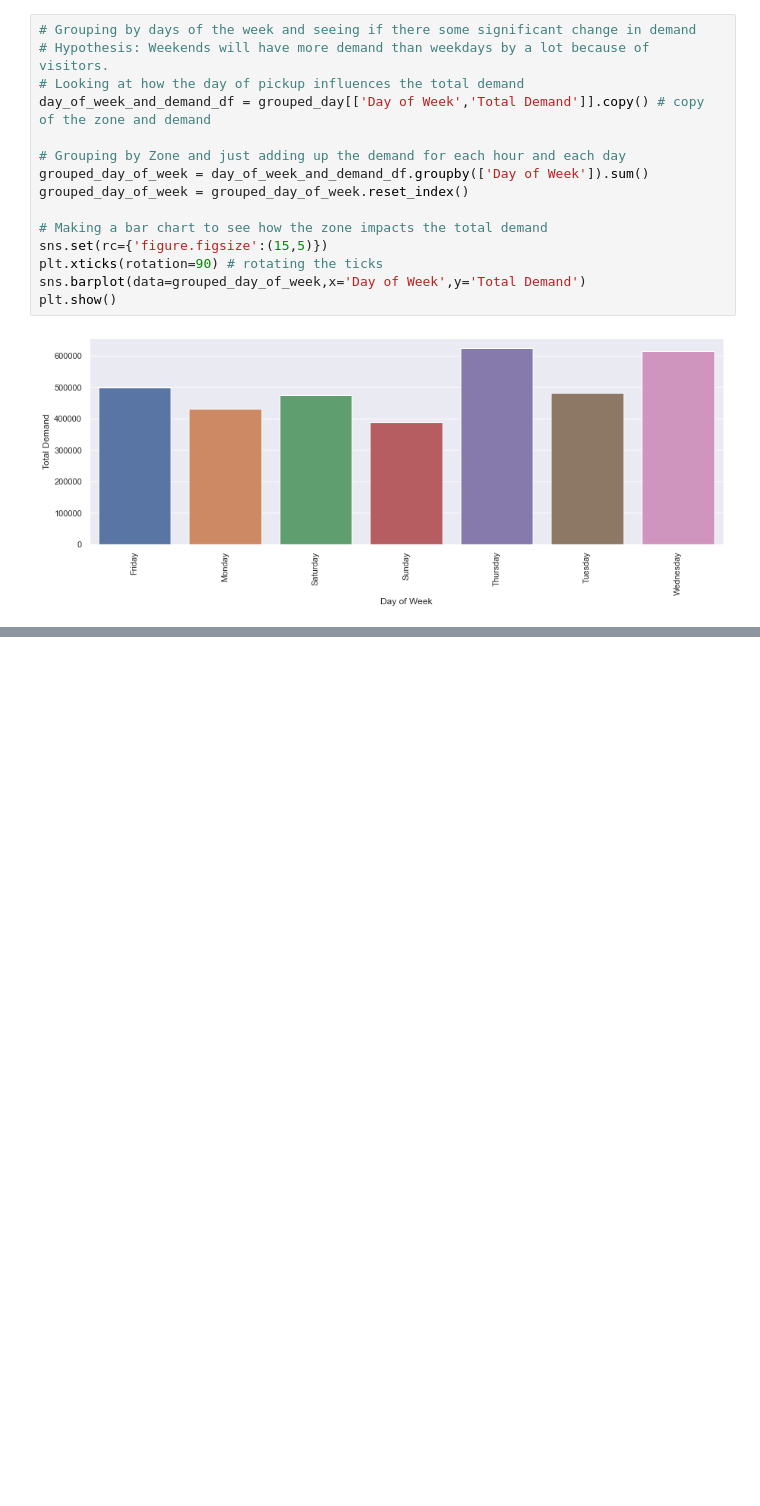
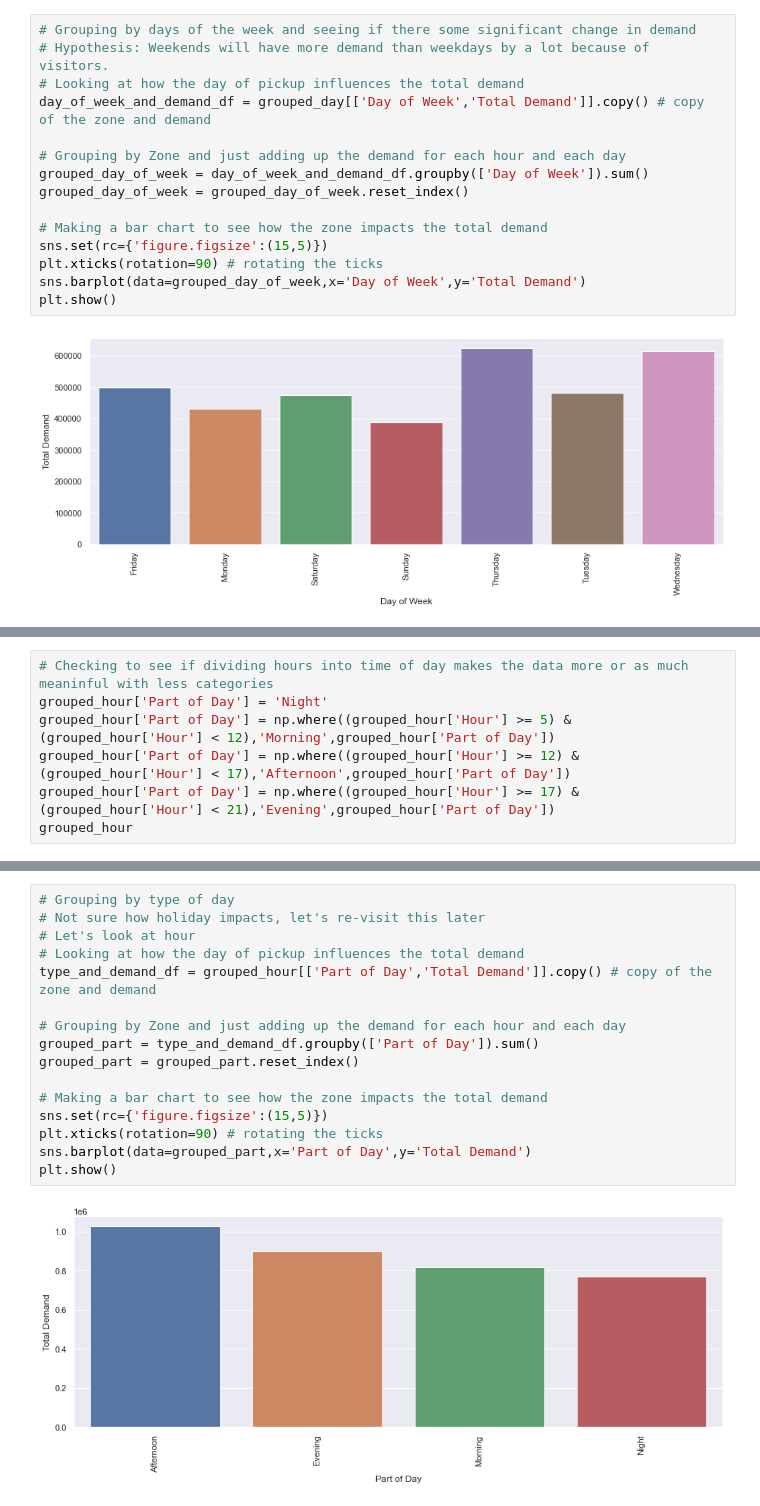
Before and after one commit to jchou3/forcab-Analysis, a Jupyter notebook: notebooks/exploration.ipynb, the cells around one changed output, grey strips where cells are left out. Cells and saved outputs as stored; diff of their text form; blank space fills up the shorter version.

```diff
--- a/notebooks/exploration.ipynb
+++ b/notebooks/exploration.ipynb
@@ -262,0 +356,7 @@ grouped_day
+# %%
+# Checking to see if dividing hours into time of day makes the data more or as much meaninful with less categories
+grouped_hour['Part of Day'] = 'Night'
+grouped_hour['Part of Day'] = np.where((grouped_hour['Hour'] >= 5) & (grouped_hour['Hour'] < 12),'Morning',grouped_hour['Part of Day'])
+grouped_hour['Part of Day'] = np.where((grouped_hour['Hour'] >= 12) & (grouped_hour['Hour'] < 17),'Afternoon',grouped_hour['Part of Day'])
+grouped_hour['Part of Day'] = np.where((grouped_hour['Hour'] >= 17) & (grouped_hour['Hour'] < 21),'Evening',grouped_hour['Part of Day'])
+grouped_hour
@@ -262,0 +381,18 @@ grouped_day
+# %%
+# Grouping by type of day
+# Not sure how holiday impacts, let's re-visit this later
+# Let's look at hour
+# Looking at how the day of pickup influences the total demand
+type_and_demand_df = grouped_hour[['Part of Day','Total Demand']].copy() # copy of the zone and demand
+
+# Grouping by Zone and just adding up the demand for each hour and each day
+grouped_part = type_and_demand_df.groupby(['Part of Day']).sum()
+grouped_part = grouped_part.reset_index()
+
+# Making a bar chart to see how the zone impacts the total demand
+sns.set(rc={'figure.figsize':(15,5)})
+plt.xticks(rotation=90) # rotating the ticks
+sns.barplot(data=grouped_part,x='Part of Day',y='Total Demand')
+plt.show()
+# %% [output]
+[figure, added]
```
Also changed, not shown: parts of 20 cells of this notebook, 1 other file.
